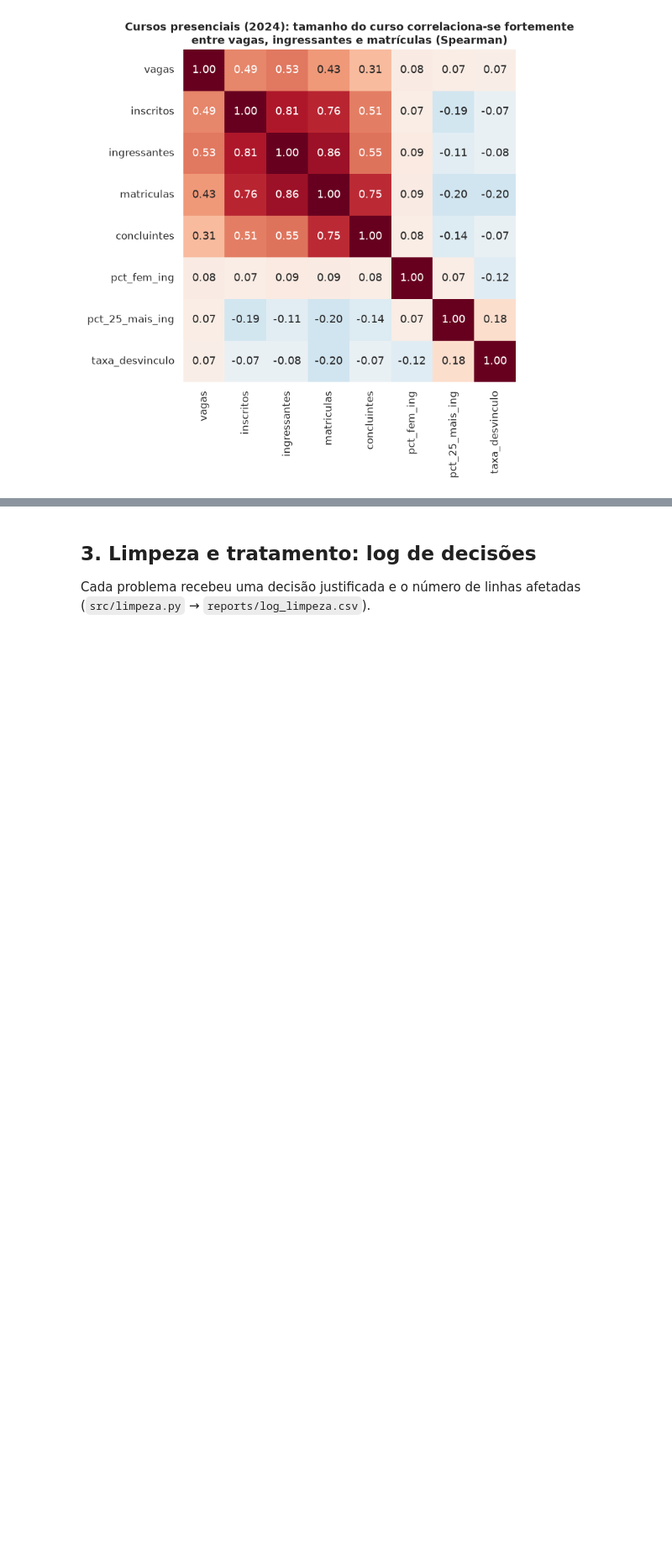
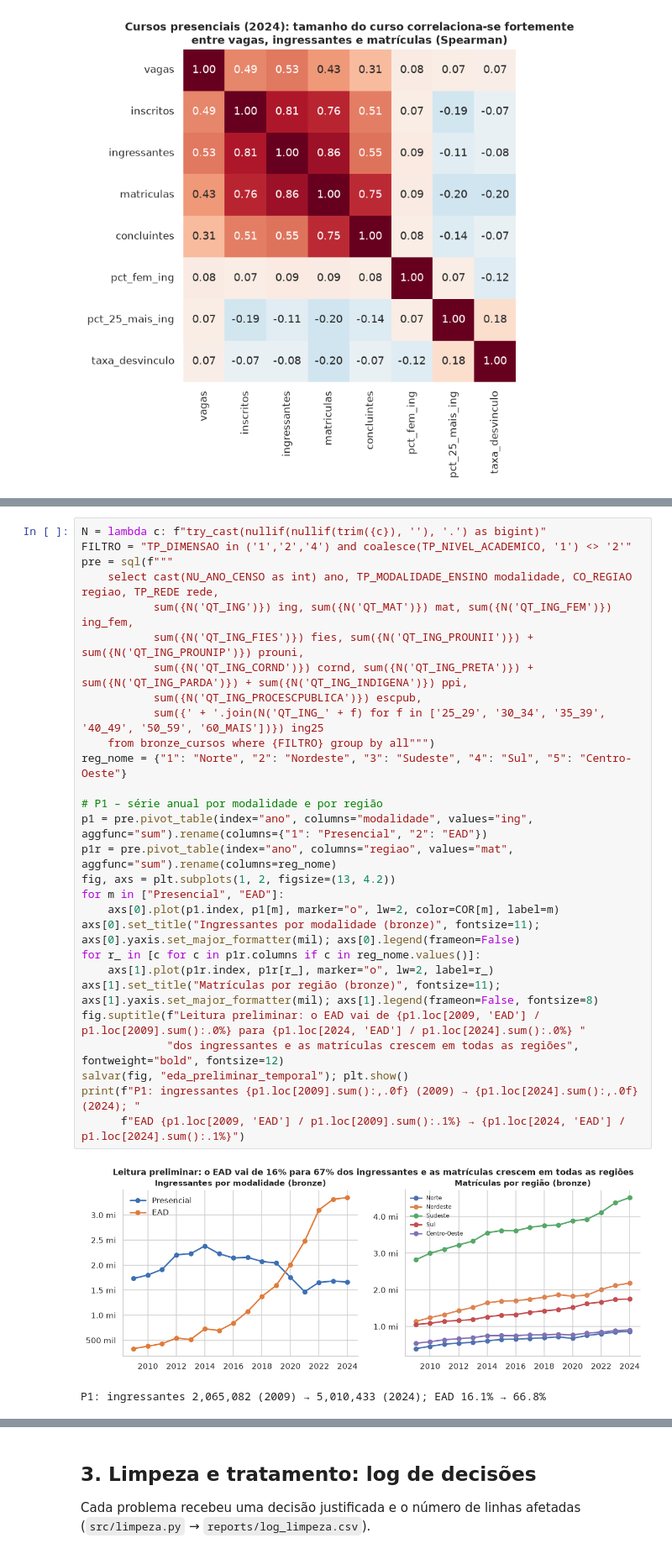
Before and after one commit to SebenJose/censo-educacao-superior, a Jupyter notebook: notebooks/censo_educacao_superior.ipynb, the cells around one changed output, grey strips where cells are left out. Shown at 84% size. Cells and saved outputs as stored; diff of their text form; blank space fills up the shorter version.

```diff
--- a/notebooks/censo_educacao_superior.ipynb
+++ b/notebooks/censo_educacao_superior.ipynb
@@ -366,0 +373,31 @@ salvar(fig, "eda_correlacao"); plt.show()
+# %%
+N = lambda c: f"try_cast(nullif(nullif(trim({c}), ''), '.') as bigint)"
+FILTRO = "TP_DIMENSAO in ('1','2','4') and coalesce(TP_NIVEL_ACADEMICO, '1') <> '2'"
+pre = sql(f"""
+    select cast(NU_ANO_CENSO as int) ano, TP_MODALIDADE_ENSINO modalidade, CO_REGIAO regiao, TP_REDE rede,
+           sum({N('QT_ING')}) ing, sum({N('QT_MAT')}) mat, sum({N('QT_ING_FEM')}) ing_fem,
+           sum({N('QT_ING_FIES')}) fies, sum({N('QT_ING_PROUNII')}) + sum({N('QT_ING_PROUNIP')}) prouni,
+           sum({N('QT_ING_CORND')}) cornd, sum({N('QT_ING_PRETA')}) + sum({N('QT_ING_PARDA')}) + sum({N('QT_ING_INDIGENA')}) ppi,
+           sum({N('QT_ING_PROCESCPUBLICA')}) escpub,
+           sum({' + '.join(N('QT_ING_' + f) for f in ['25_29', '30_34', '35_39', '40_49', '50_59', '60_MAIS'])}) ing25
+    from bronze_cursos where {FILTRO} group by all""")
+reg_nome = {"1": "Norte", "2": "Nordeste", "3": "Sudeste", "4": "Sul", "5": "Centro-Oeste"}
+
+# P1 – série anual por modalidade e por região
+p1 = pre.pivot_table(index="ano", columns="modalidade", values="ing", aggfunc="sum").rename(columns={"1": "Presencial", "2": "EAD"})
+p1r = pre.pivot_table(index="ano", columns="regiao", values="mat", aggfunc="sum").rename(columns=reg_nome)
+fig, axs = plt.subplots(1, 2, figsize=(13, 4.2))
+for m in ["Presencial", "EAD"]:
+    axs[0].plot(p1.index, p1[m], marker="o", lw=2, color=COR[m], label=m)
+axs[0].set_title("Ingressantes por modalidade (bronze)", fontsize=11); axs[0].yaxis.set_major_formatter(mil); axs[0].legend(frameon=False)
+for r_ in [c for c in p1r.columns if c in reg_nome.values()]:
+    axs[1].plot(p1r.index, p1r[r_], marker="o", lw=2, label=r_)
+axs[1].set_title("Matrículas por região (bronze)", fontsize=11); axs[1].yaxis.set_major_formatter(mil); axs[1].legend(frameon=False, fontsize=8)
+fig.suptitle(f"Leitura preliminar: o EAD vai de {p1.loc[2009, 'EAD'] / p1.loc[2009].sum():.0%} para {p1.loc[2024, 'EAD'] / p1.loc[2024].sum():.0%} "
+             "dos ingressantes e as matrículas crescem em todas as regiões", fontweight="bold", fontsize=12)
+salvar(fig, "eda_preliminar_temporal"); plt.show()
+print(f"P1: ingressantes {p1.loc[2009].sum():,.0f} (2009) → {p1.loc[2024].sum():,.0f} (2024); "
+      f"EAD {p1.loc[2009, 'EAD'] / p1.loc[2009].sum():.1%} → {p1.loc[2024, 'EAD'] / p1.loc[2024].sum():.1%}")
+# %% [output]
+[figure, added]
+P1: ingressantes 2,065,082 (2009) → 5,010,433 (2024); EAD 16.1% → 66.8%
```
Also changed, not shown: parts of 8 cells of this notebook, 6 other files.
